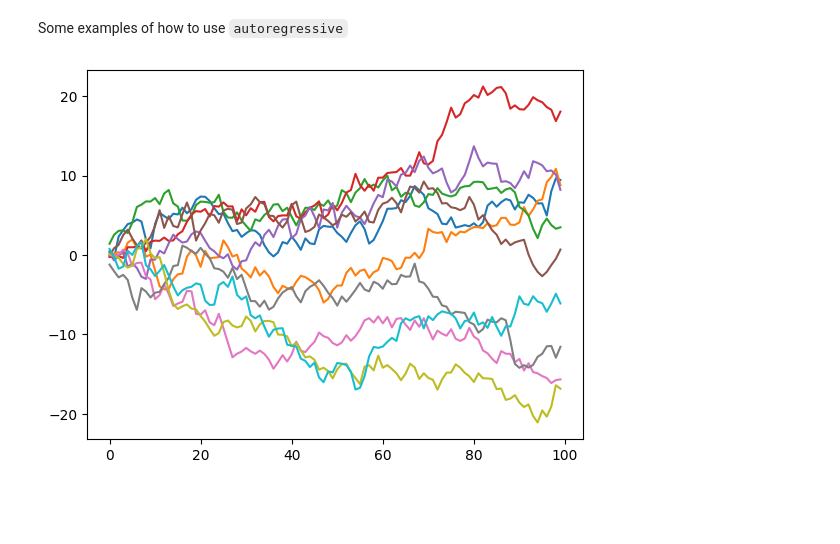
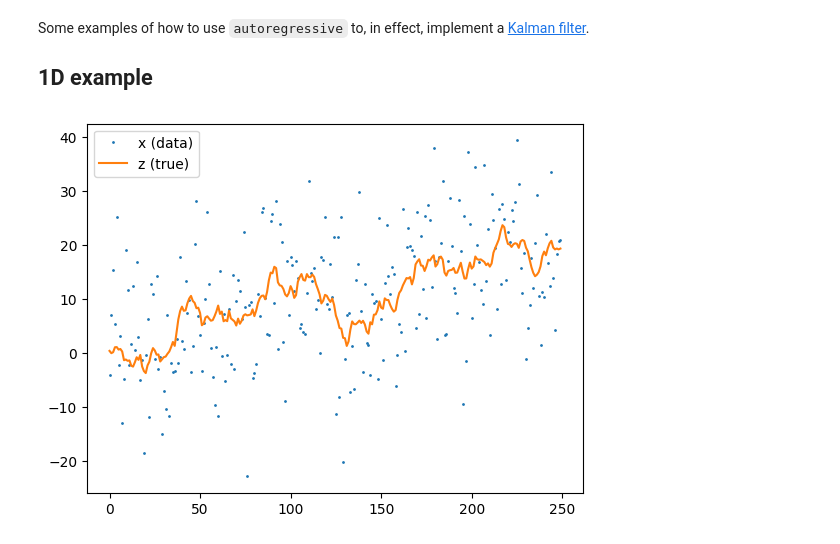
Before and after one commit to justindomke/pangolin, a Jupyter notebook: demos/autoregressive.ipynb, the cells around one changed output. Drawn from its saved outputs; the diff is of its cells as text; code cells hidden in the pictures; blank space fills up the shorter version.

Commit message:
autoregressive example

```diff
--- a/demos/autoregressive.ipynb
+++ b/demos/autoregressive.ipynb
@@ -1,3 +1,5 @@
 # %% [markdown]
-Some examples of how to use `autoregressive`
+Some examples of how to use `autoregressive` to, in effect, implement a [Kalman filter](https://en.wikipedia.org/wiki/Kalman_filter).
+
+## 1D example
 # %%
@@ -5,9 +10,38 @@ import pangolin as pg
 from matplotlib import pyplot as plt
 import numpy as np
-# %%
-# simple random walk
-z = pg.autoregressive(lambda last: pg.normal(last,1), 100)(0.0)
-zs = pg.sample(z,niter=10)
-plt.plot(zs.T);
-# %% [output]
-[figure, removed]
+# %%
+# define 1d random walk with observation noise
+start     = 0.0
+z_noise   = 1.0
+x_noise   = 10.0
+timesteps = 250
+
+z = pi.autoregressive(lambda last: pi.normal(last,z_noise), timesteps)(start)
+x = pi.vmap(lambda zi: pi.normal(zi, x_noise))(z)
+
+# check that shapes are as expected
+assert z.shape == x.shape == (timesteps,)
+# %%
+def plot(z_true, x_obs, z_samps=None):
+    plt.plot(x_obs, '.', markersize=2, label='x (data)')
+    plt.plot(z_true, label='z (true)');
+
+    if z_samps is not None:
+        mu = np.mean(z_samps, axis=0)
+        lo = np.percentile(z_samps, 2.5, axis=0)
+        hi = np.percentile(z_samps, 97.5, axis=0)
+
+        plt.plot(mu, 'k-',  alpha=0.75, label='z (posterior mean)',)
+        plt.fill_between(np.arange(mu.shape[0]), lo, hi, color='black', edgecolor='none', alpha=0.25, label='z (posterior 95% interval)')
+
+    plt.legend();
+# %%
+# draw exact sample from model
+[z_true, x_obs] = pangolin.backend.ancestor_sample([z, x])
+
+# check that shapes are as expected
+assert z_true.shape == x_obs.shape == (timesteps,)
+
+plot(z_true, x_obs)
+# %% [output]
+[figure, added]
```
Also changed, not shown: parts of 10 cells of this notebook.
